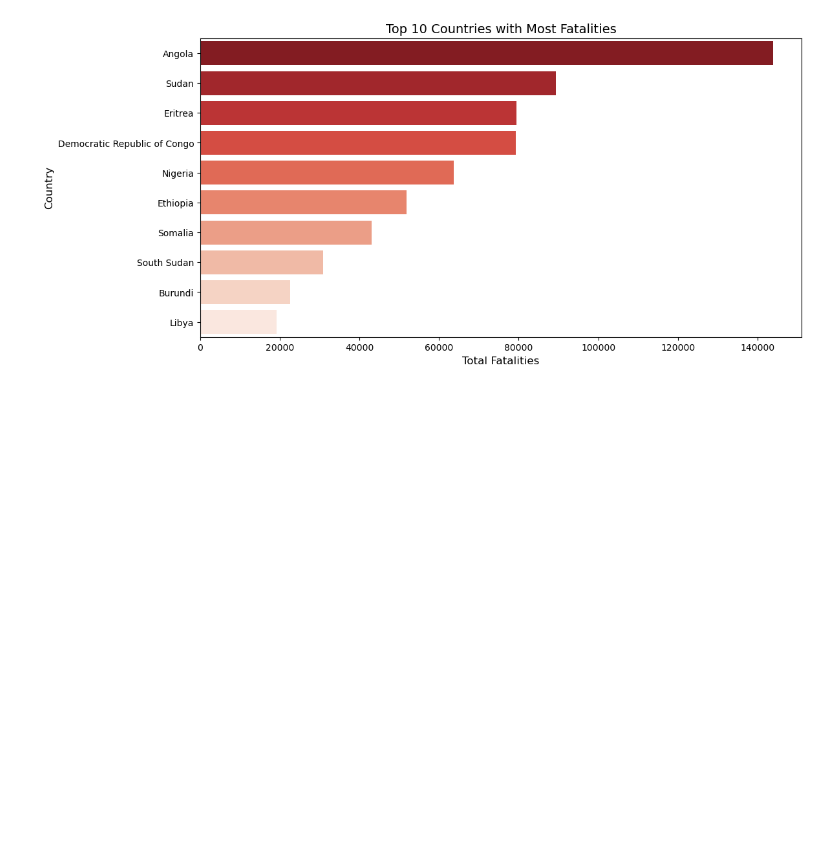
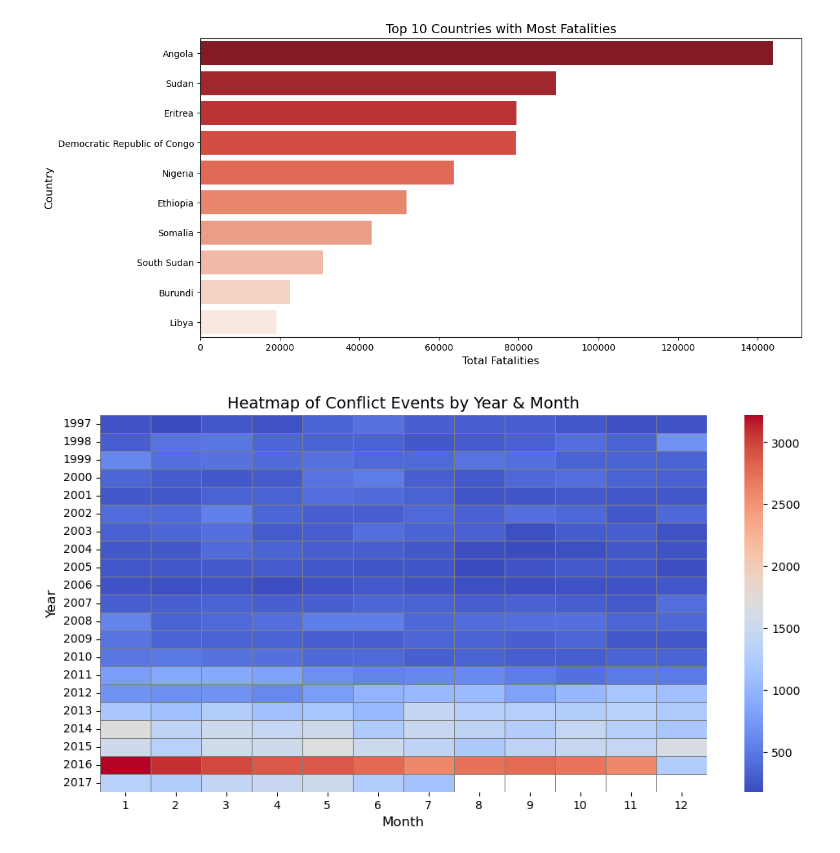
Before and after one commit to pedroalmada/ACLED_Africa_Conflict_1997_2017_Data, a Jupyter notebook: notebooks/01_data_cleaning.ipynb, the cells around one changed output. Cells and saved outputs as stored; diff of their text form; code cells hidden in the pictures; blank space fills up the shorter version.

Commit message:
heatmap conflict

```diff
--- a/notebooks/01_data_cleaning.ipynb
+++ b/notebooks/01_data_cleaning.ipynb
@@ -508,3 +508,18 @@ Passing `palette` without assigning `hue` is deprecated and will be removed in v
 
   sns.barplot(y=top_fatalities.index, x=top_fatalities.values, palette="Reds_r")
 [figure]
+# %%
+#monthly trend in conflict
+df["EVENT_DATE"] = pd.to_datetime(df["EVENT_DATE"], errors="coerce")
+df["MONTH"] = df["EVENT_DATE"].dt.month
+
+monthly_counts = df.groupby(["YEAR", "MONTH"]).size().unstack()
+
+plt.figure(figsize=(12, 6))
+sns.heatmap(monthly_counts, cmap="coolwarm", linewidths=0.5, linecolor="gray")
+plt.title("Heatmap of Conflict Events by Year & Month", fontsize=14)
+plt.xlabel("Month", fontsize=12)
+plt.ylabel("Year", fontsize=12)
+plt.show()
+# %% [output]
+[figure, added]
```
